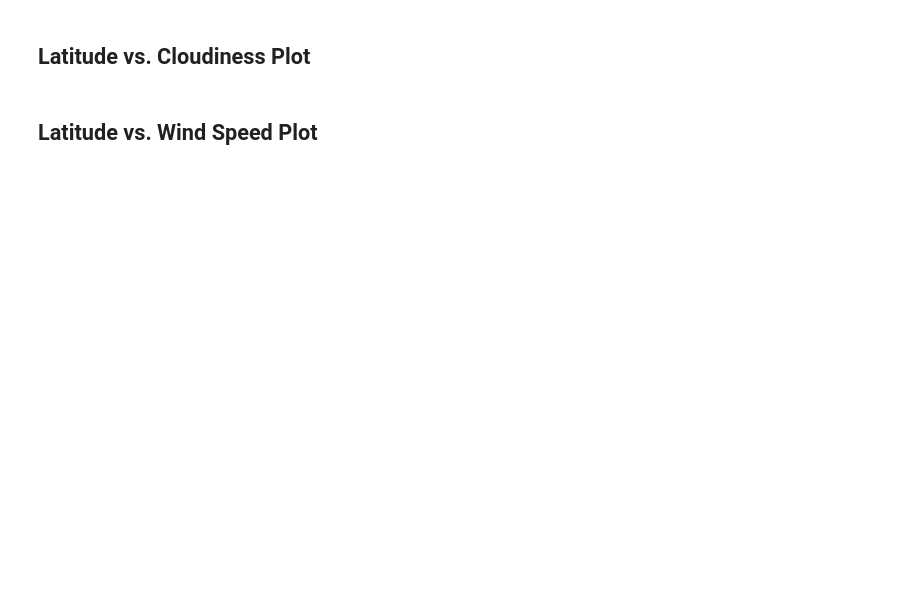
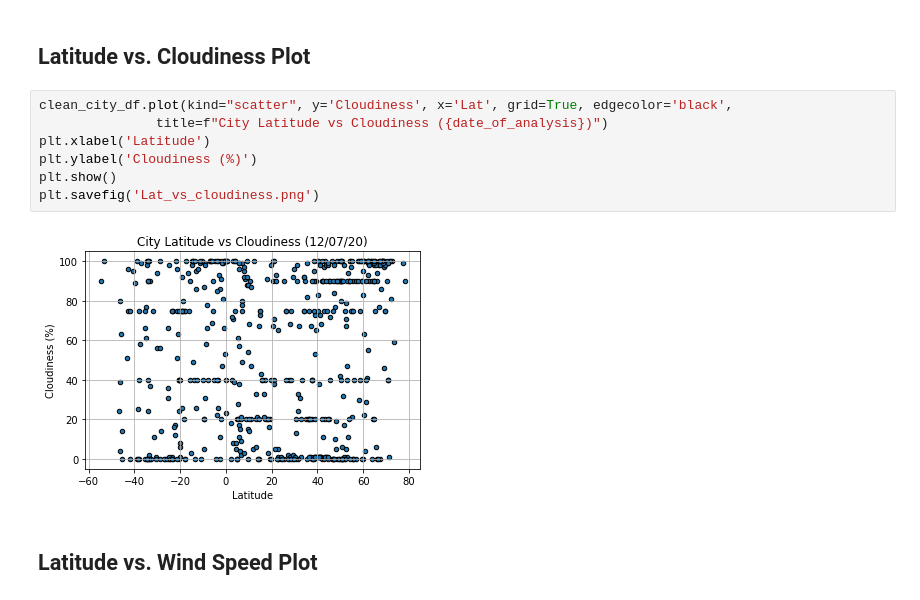
Before and after one commit to mnolker/Python-API, a Jupyter notebook: WeatherPy/WeatherPy.ipynb, the cells around one changed output. Cells and saved outputs as stored; diff of their text form; blank space fills up the shorter version.

```diff
--- a/WeatherPy/WeatherPy.ipynb
+++ b/WeatherPy/WeatherPy.ipynb
@@ -177,4 +215,13 @@ no cities with >100% humidity
 # %% [markdown]
 ## Latitude vs. Cloudiness Plot
+# %%
+clean_city_df.plot(kind="scatter", y='Cloudiness', x='Lat', grid=True, edgecolor='black',
+               title=f"City Latitude vs Cloudiness ({date_of_analysis})")
+plt.xlabel('Latitude')
+plt.ylabel('Cloudiness (%)')
+plt.show()
+plt.savefig('Lat_vs_cloudiness.png')
+# %% [output]
+[figure, added]
 # %% [markdown]
 ## Latitude vs. Wind Speed Plot
```
Also changed, not shown: parts of 18 cells of this notebook, 4 other files.
